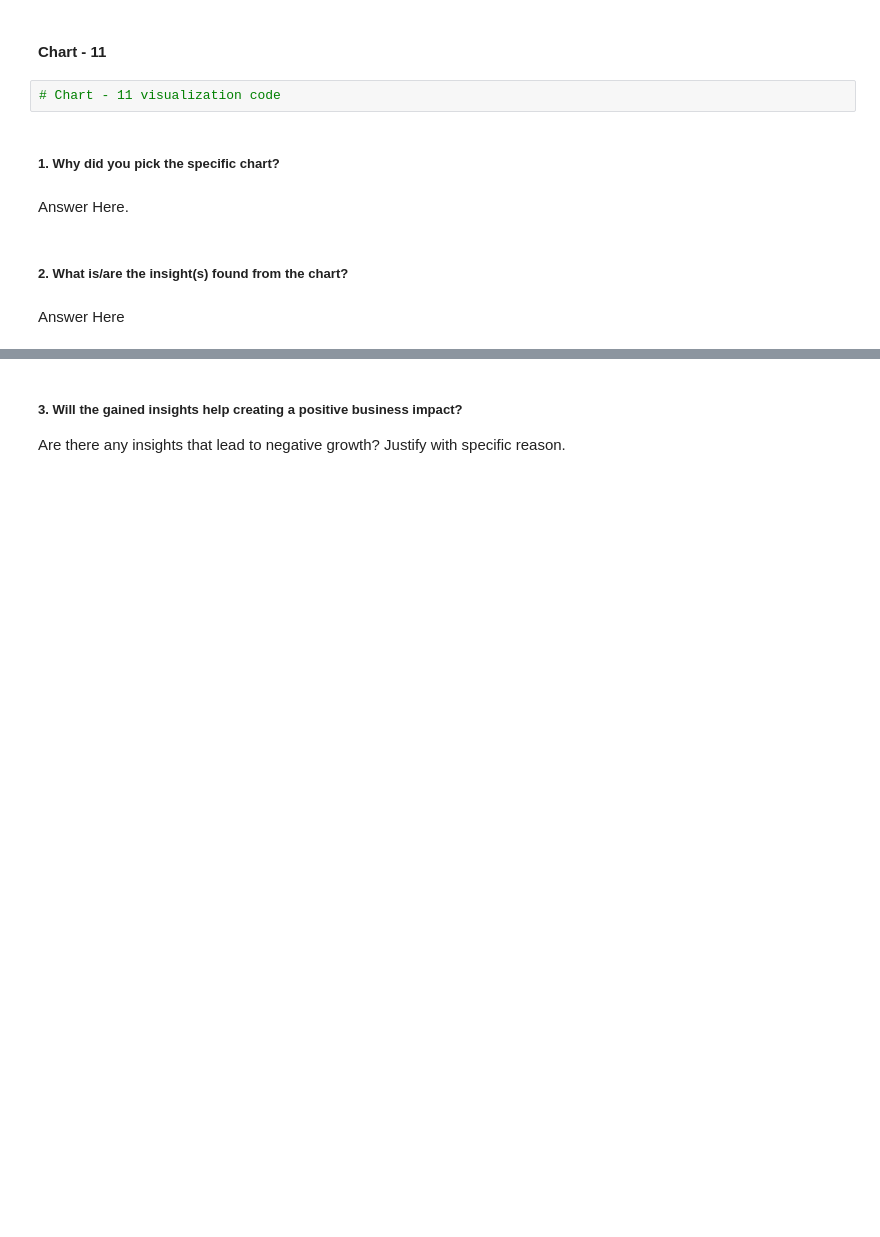
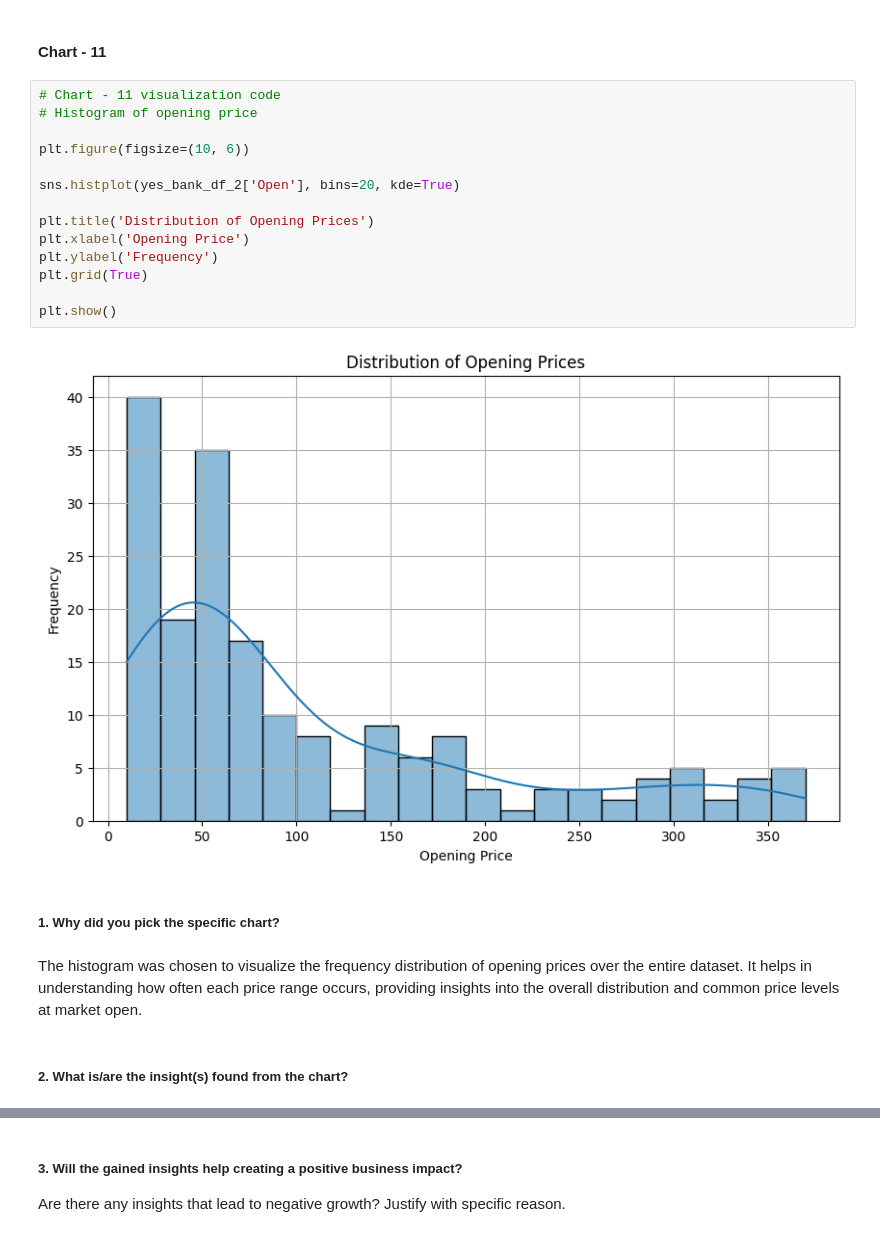
Before and after one commit to KushangShah/ML-Project-End-to-End-Machine-Learning., a Jupyter notebook: Yes_Bank_Stock_Closing_Price_Prediction.ipynb, the cells around one changed output, grey strips where cells are left out. Drawn from its saved outputs; the diff is of its cells as text; blank space fills up the shorter version.

```diff
--- a/Yes_Bank_Stock_Closing_Price_Prediction.ipynb
+++ b/Yes_Bank_Stock_Closing_Price_Prediction.ipynb
@@ -678,13 +678,25 @@ Yes, the insights can be beneficial:
 - Negative Growth: Identifying extreme values or unusual distributions can prompt further investigation into the causes, such as market events or internal issues, allowing for better risk management and corrective actions.
 # %% [markdown]
 #### Chart - 11
-# %%
-# Chart - 11 visualization code
+# %%
+# Chart - 11 visualization code
+# Histogram of opening price
+
+plt.figure(figsize=(10, 6))
+
+sns.histplot(yes_bank_df_2['Open'], bins=20, kde=True)
+
+plt.title('Distribution of Opening Prices')
+plt.xlabel('Opening Price')
+plt.ylabel('Frequency')
+plt.grid(True)
+
+plt.show()
+# %% [output]
+[figure, added]
 # %% [markdown]
 ##### 1. Why did you pick the specific chart?
-# %% [markdown]
-Answer Here.
+# %% [markdown]
+The histogram was chosen to visualize the frequency distribution of opening prices over the entire dataset. It helps in understanding how often each price range occurs, providing insights into the overall distribution and common price levels at market open.
 # %% [markdown]
 ##### 2. What is/are the insight(s) found from the chart?
-# %% [markdown]
-Answer Here
```
Also changed, not shown: parts of 3 cells of this notebook.
